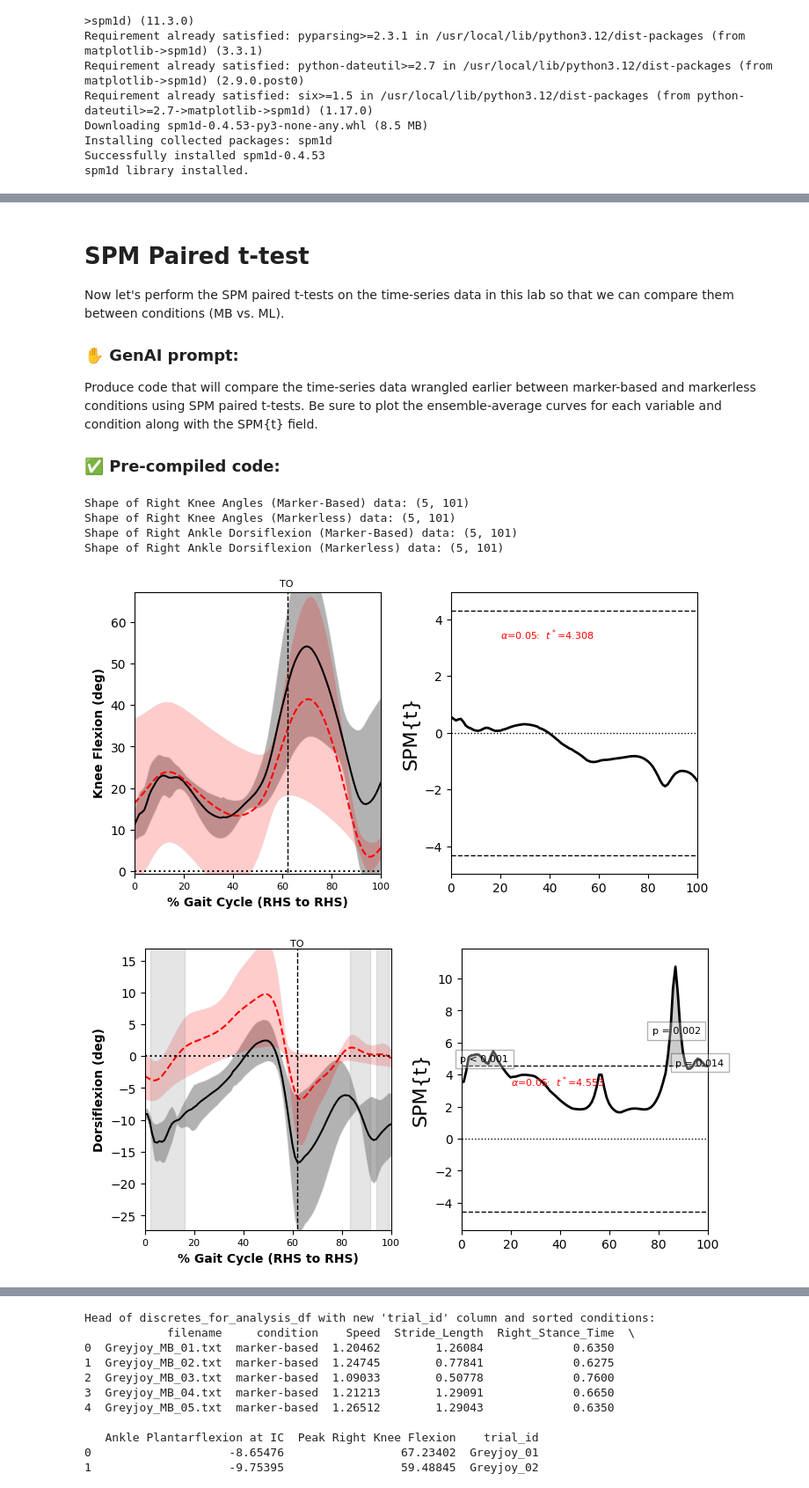
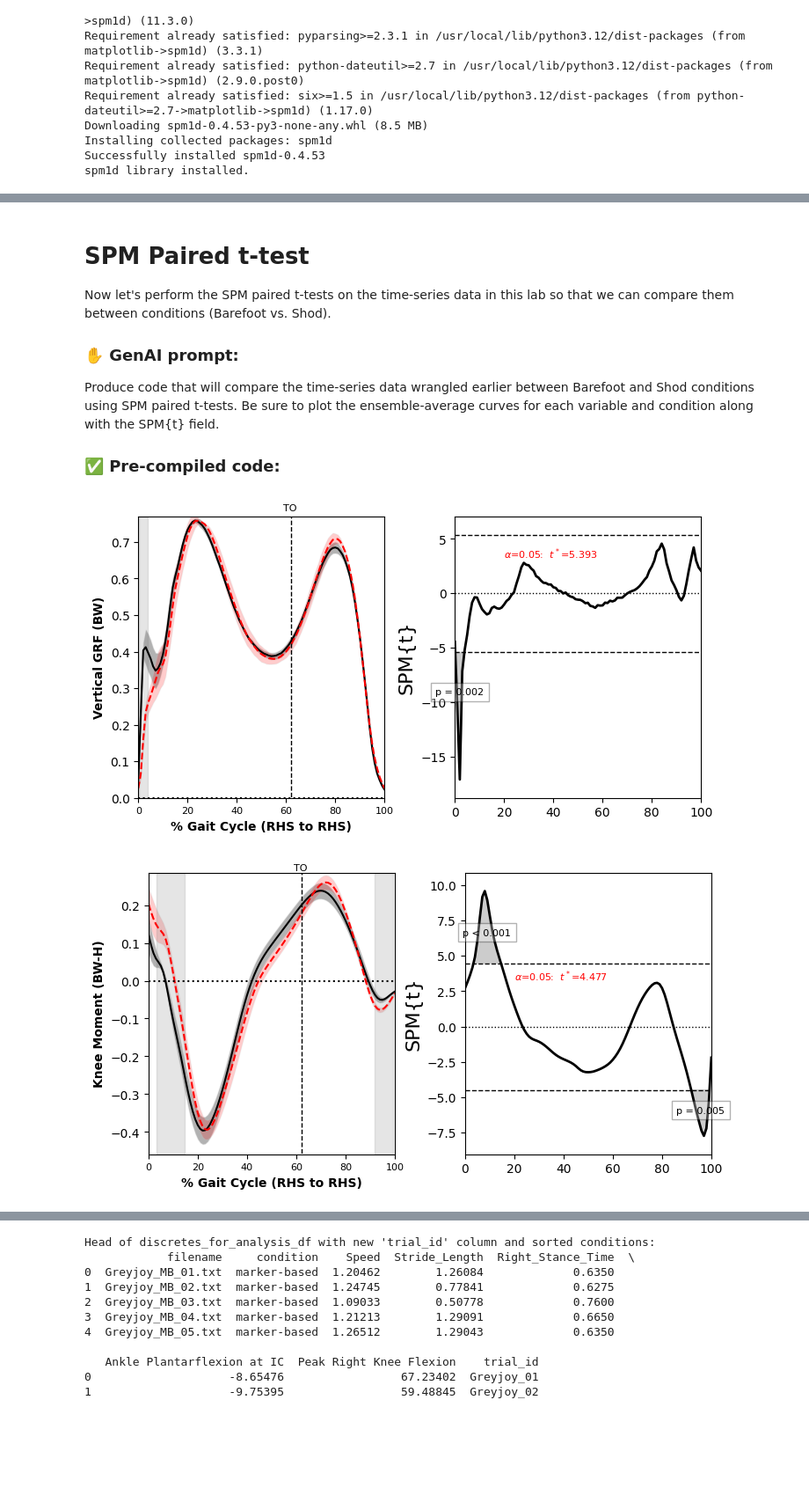
Before and after one commit to plnu-biomechanics/kin6015, a Jupyter notebook: notebooks/kin6015_lab2.ipynb, the cells around one changed output, grey strips where cells are left out. Shown at 88% size. Cells and saved outputs as stored; diff of their text form; code cells hidden in the pictures; blank space fills up the shorter version.

```diff
--- a/notebooks/kin6015_lab2.ipynb
+++ b/notebooks/kin6015_lab2.ipynb
@@ -335,11 +365,11 @@ Shape of Right Ankle Dorsiflexion (Markerless) data: (5, 101)
 # %% [markdown]
 # SPM Paired t-test
 
-Now let's perform the SPM paired t-tests on the time-series data in this lab so that we can compare them between conditions (MB vs. ML).
+Now let's perform the SPM paired t-tests on the time-series data in this lab so that we can compare them between conditions (Barefoot vs. Shod).
 
 ### ✋ GenAI prompt:
 
-Produce code that will compare the time-series data wrangled earlier between marker-based and markerless conditions using SPM paired t-tests. Be sure to plot the ensemble-average curves for each variable and condition along with the SPM{t} field.
+Produce code that will compare the time-series data wrangled earlier between Barefoot and Shod conditions using SPM paired t-tests. Be sure to plot the ensemble-average curves for each variable and condition along with the SPM{t} field.
 
 ### ✅ Pre-compiled code:
 # %%
@@ -382,49 +412,22 @@ def plot_spm(ax, Y1, Y2, label_Y1, label_Y2, ti, x_label, y_label, y_limits, uni
 
 
 # =============================================================================
-# PREPARE DATA ARRAYS FOR THE SPM ANALYSIS (jxq shape)
-# j = 5 trials
-# q = 101 frames
-# =============================================================================
-
-# Filter for marker-based and markerless conditions
-mb_df = timeseries_df[timeseries_df['condition'] == 'marker-based']
-ml_df = timeseries_df[timeseries_df['condition'] == 'markerless']
-
-# Prepare data for Right Knee Angles (MB)
-knee_mb_data = mb_df.pivot(index='trial_id', columns='Frame', values='Right Knee Angles').values
-
-# Prepare data for Right Knee Angles (ML)
-knee_ml_data = ml_df.pivot(index='trial_id', columns='Frame', values='Right Knee Angles').values
-
-# Prepare data for Right Ankle Dorsiflexion (MB)
-ankle_mb_data = mb_df.pivot(index='trial_id', columns='Frame', values='Right Ankle Dorsiflexion').values
-
-# Prepare data for Right Ankle Dorsiflexion (ML)
-ankle_ml_data = ml_df.pivot(index='trial_id', columns='Frame', values='Right Ankle Dorsiflexion').values
-
-print("Shape of Right Knee Angles (Marker-Based) data:", knee_mb_data.shape)
-print("Shape of Right Knee Angles (Markerless) data:", knee_ml_data.shape)
-print("Shape of Right Ankle Dorsiflexion (Marker-Based) data:", ankle_mb_data.shape)
-print("Shape of Right Ankle Dorsiflexion (Markerless) data:", ankle_ml_data.shape)
-
-# =============================================================================
-# KNEE ANGLE (FLEXION)
+# VERTICAL GRF
 # =============================================================================
 
 # Replace x and y axes and filename label
 xlabel = "% Gait Cycle (RHS to RHS)"
-ylabel="Knee Flexion"
-units = "deg"
+ylabel="Vertical GRF"
+units = "BW"
 
 # Combined figure
 pyplot.figure(figsize=(8, 4))
 
 # MB (black)
-YA            = knee_mb_data
+YA            = grfz_barefoot_data
 
 # ML (red)
-YB            = knee_ml_data
+YB            = grfz_shod_data
 
 # Conduct t test1:
 alpha      = 0.05
@@ -441,8 +444,8 @@ y_limits = [min_val, max_val]
 ax = pyplot.axes( (0.1, 0.15, 0.35, 0.8) )
 plot_spm(
     ax, YA, YB,
-    label_Y1="Marker-based",
-    label_Y2="Markerless",
+    label_Y1="Barefoot",
+    label_Y2="Shod",
     ti=ti1,
     x_label = xlabel,
     y_label=f'{ylabel} ({units})',
@@ -455,57 +458,53 @@ plot_spm(
 pyplot.show()
 
 # =============================================================================
-# ANKLE ANGLE (DORSIFLEXION)
+# KNEE MOMENT
 # =============================================================================
 
 # Replace x and y axes and filename label
 xlabel = "% Gait Cycle (RHS to RHS)"
-ylabel="Dorsiflexion"
-units = "deg"
+ylabel="Knee Moment"
+units = "BW-H"
 
 # Combined figure
 pyplot.figure(figsize=(8, 4))
 
 # MB (black)
-YA            = ankle_mb_data
+YA            = kneemoment_barefoot_data
 
 # ML (red)
-YB            = ankle_ml_data
+YB            = kneemoment_shod_data
 
 # Conduct t test1:
 alpha      = 0.05
 t          = spm1d.stats.ttest2(YB, YA)
 ti1         = t.inference(alpha, two_tailed=True, interp=True)
 
 # Calculate shared y-axis limits
 min_val = min(YA.min(), YB.min())
 if min_val > 0:
     min_val = 0
 max_val = max(YA.max(), YB.max())
 y_limits = [min_val, max_val]
 
 ax = pyplot.axes( (0.1, 0.15, 0.35, 0.8) )
 plot_spm(
     ax, YA, YB,
-    label_Y1="Marker-based",
-    label_Y2="Markerless",
+    label_Y1="Barefoot",
+    label_Y2="Shod",
     ti=ti1,
     x_label = xlabel,
     y_label=f'{ylabel} ({units})',
     y_limits=y_limits,
     units=units,
     color_Y1='k',
     color_Y2='r'
 )
 
 pyplot.show()
 # %% [output]
-Shape of Right Knee Angles (Marker-Based) data: (5, 101)
-Shape of Right Knee Angles (Markerless) data: (5, 101)
-Shape of Right Ankle Dorsiflexion (Marker-Based) data: (5, 101)
-Shape of Right Ankle Dorsiflexion (Markerless) data: (5, 101)
-[figure, old version]
+[figure, new version]
-[figure, old version]
+[figure, new version]
 # %% [markdown]
 
 # Summary Statistics
```
Also changed, not shown: parts of 6 cells of this notebook.
